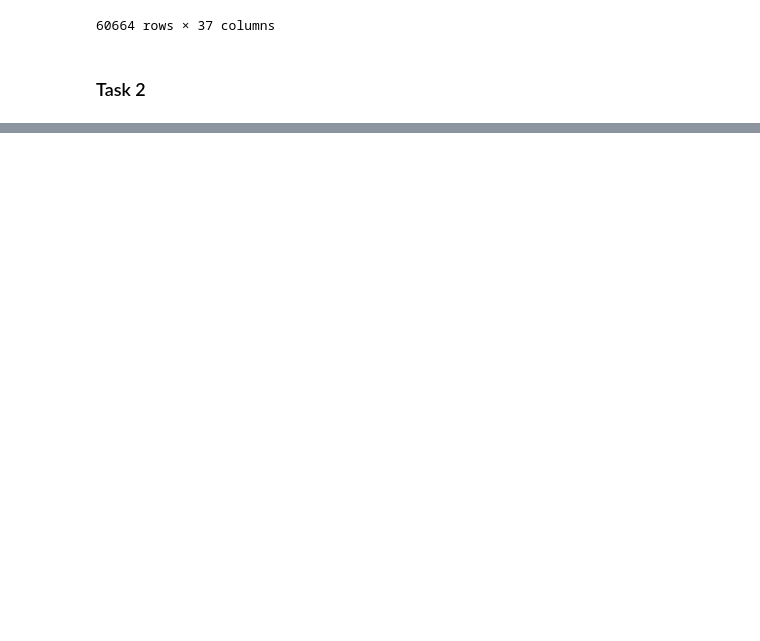
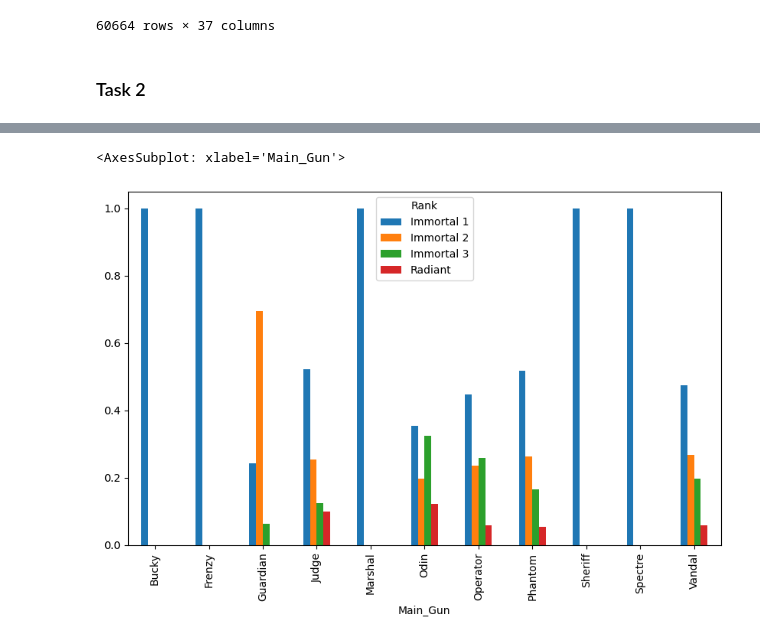
Before and after one commit to ubco-W2022T2-data301/project-group-group64, a Jupyter notebook: analysis/analysis1.ipynb, the cells around one changed output, grey strips where cells are left out. Cells and saved outputs as stored; diff of their text form; code cells hidden in the pictures; blank space fills up the shorter version.

Commit message:
added visual and obs

```diff
--- a/analysis/analysis1.ipynb
+++ b/analysis/analysis1.ipynb
@@ -486,5 +511,4 @@ def load_and_process(url_or_path_to_csv_file):
 # %%
-from .. import Karam
-df = Karam.load_and_process('../data/raw/val_stats.csv')
+df = K.load_and_process('../data/raw/val_stats.csv')
 df
 # %% [output]
@@ -491,0 +532,20 @@ ImportError: attempted relative import with no known parent package
+# %%
+import pandas as pd
+
+# Load the data and do basic cleaning
+df
+
+# Group the data by weapon and rank, and calculate the average usage rate
+weapon_rank_usage = df.groupby(['Main_Gun', 'Rank'])['Games Played'].sum().reset_index()
+weapon_usage = weapon_rank_usage.groupby('Main_Gun')['Games Played'].sum().reset_index()
+weapon_rank_usage = pd.merge(weapon_rank_usage, weapon_usage, on='Main_Gun')
+weapon_rank_usage['Usage Rate'] = weapon_rank_usage['Games Played_x'] / weapon_rank_usage['Games Played_y']
+
+# Pivot the data to make it easier to compare across different ranks
+weapon_rank_pivot = weapon_rank_usage.pivot(index='Main_Gun', columns='Rank', values='Usage Rate')
+
+# Plot the usage rates for different ranks
+weapon_rank_pivot.plot.bar(figsize=(10, 6))
+# %% [output]
+<AxesSubplot: xlabel='Main_Gun'>
+[figure, added]
```
Also changed, not shown: parts of 9 cells of this notebook, 1 other file.
